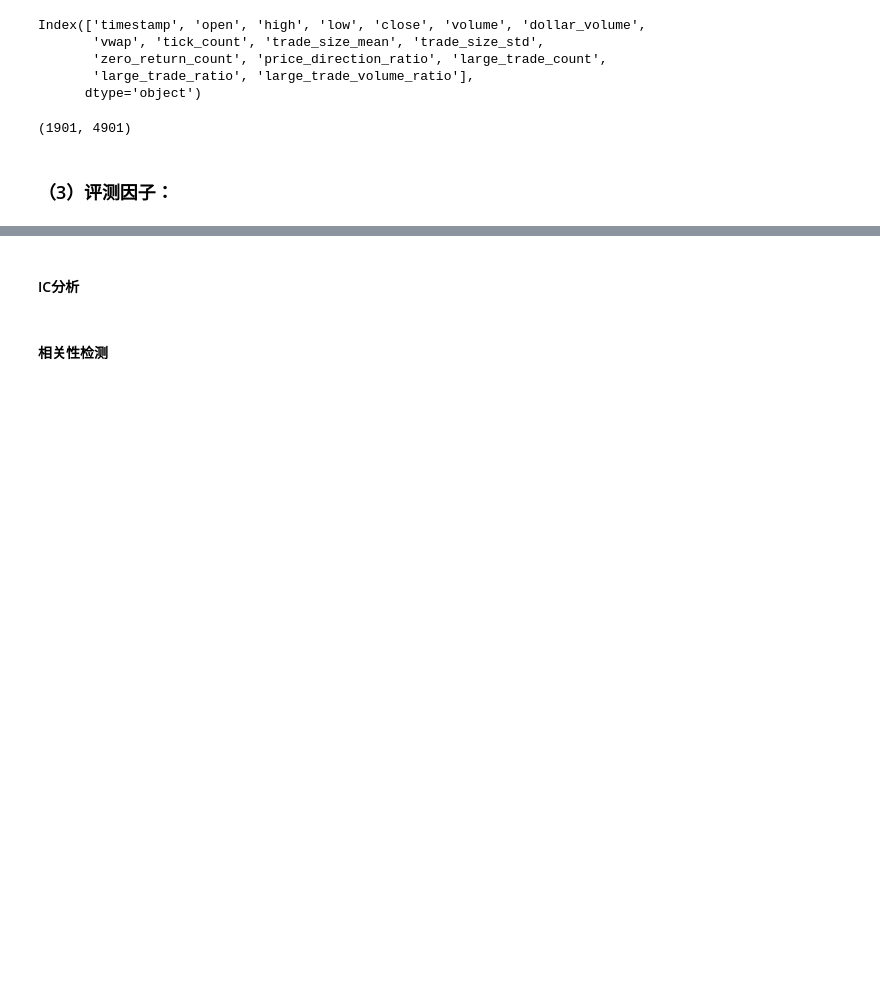
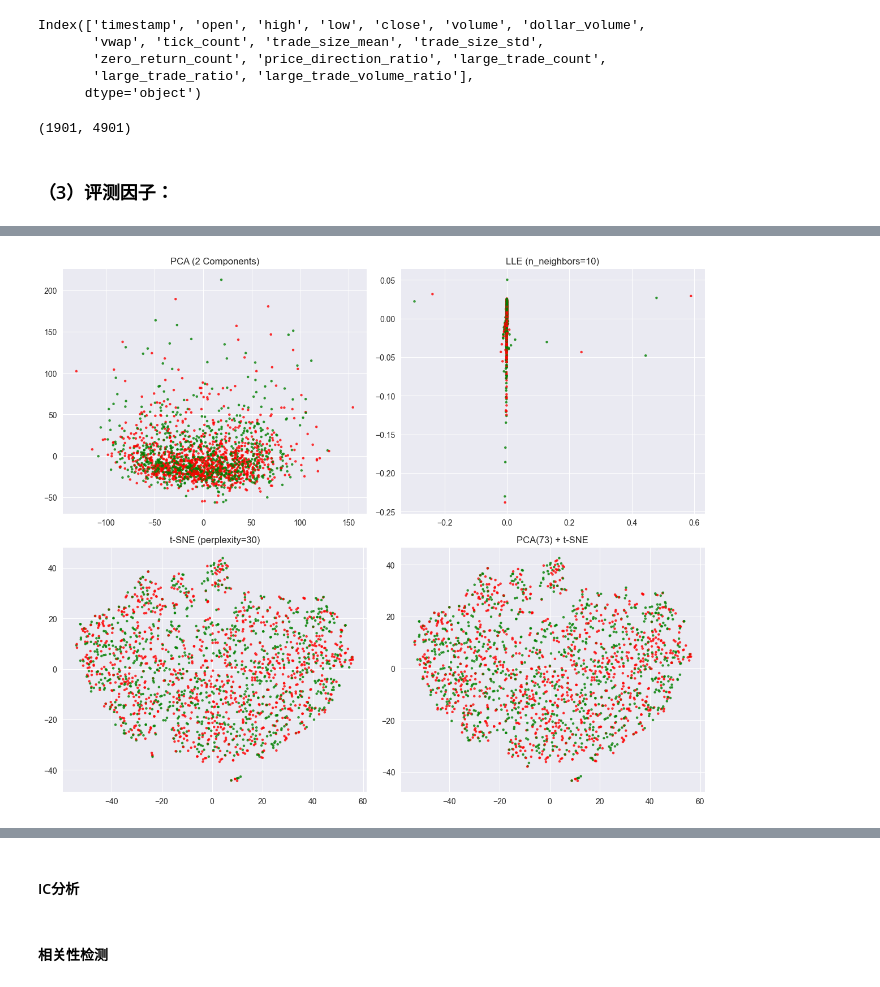
Before and after one commit to cziwen/TockFormer, a Jupyter notebook: measureFeature.ipynb, the cells around one changed output, grey strips where cells are left out. Saved outputs shown, nothing was run; the diff lists cells and outputs as text; code cells hidden in the pictures; blank space fills up the shorter version.

```diff
--- a/measureFeature.ipynb
+++ b/measureFeature.ipynb
@@ -56,0 +56,8 @@ summary
+# %%
+finfact.visualize_structure_2d (target_col='close',
+                                lle_n_neighbors=10,
+                                tsne_perplexity=30,
+                                forward=5,
+                                random_state=42)
+# %% [output]
+[figure, added]
```
Also changed, not shown: parts of 14 cells of this notebook, 1 other file.
